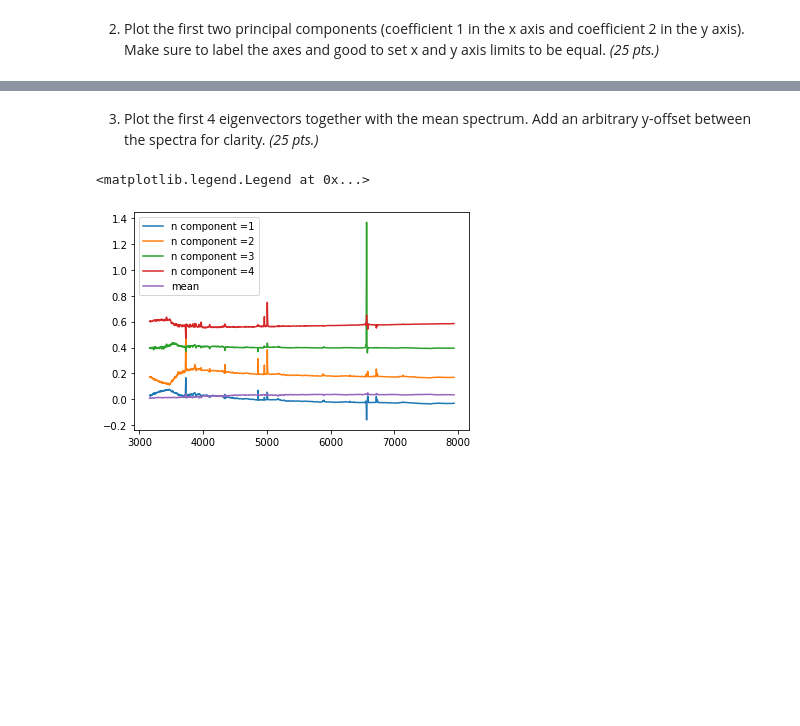
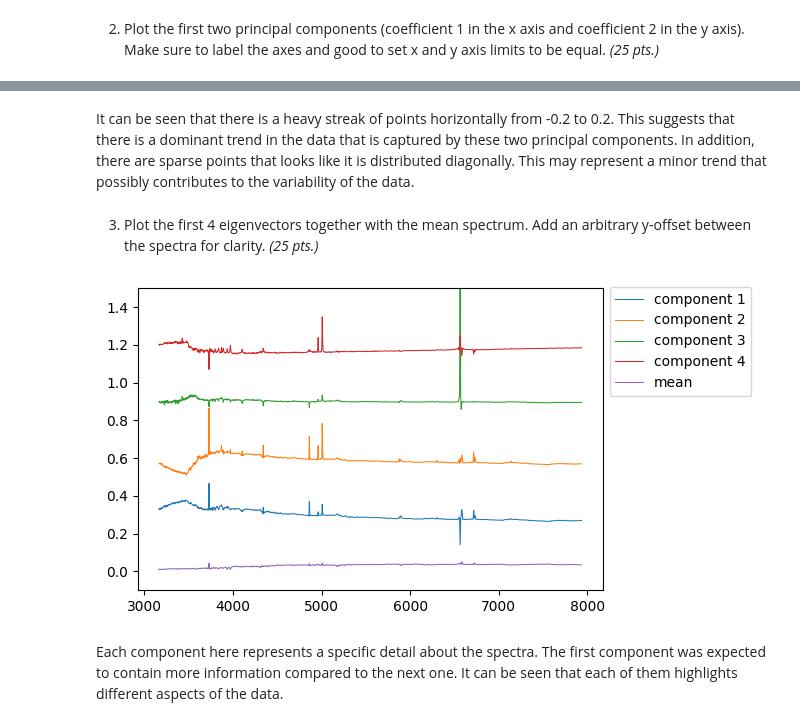
Before and after one commit to xxtofff/App_Physics_157, a Jupyter notebook: Lab Assignments/notebooks/A3 - Principal Component Analysis.ipynb, the cells around one changed output, grey strips where cells are left out. Drawn from its saved outputs; the diff is of its cells as text; code cells hidden in the pictures; blank space fills up the shorter version.

```diff
--- a/Lab Assignments/notebooks/A3 - Principal Component Analysis.ipynb
+++ b/Lab Assignments/notebooks/A3 - Principal Component Analysis.ipynb
@@ -64,6 +64,8 @@ Let's plot the first few spectra to visualize our data
 # %%
 from matplotlib import pyplot as plt
 %matplotlib inline
+plt.rcParams['figure.dpi'] = 100
+plt.rcParams['lines.linewidth'] = 0.75
 # %%
 wavelength = data['wavelength']
 flux0 = data['spec_recons'][0,:]
@@ -92,8 +90,13 @@ from sklearn.preprocessing import normalize
 
 spectra = data['spec_recons']
 norm_spectra = normalize(spectra, axis = 1)
-plt.plot(wavelength, np.mean(norm_spectra, axis = 0), 'k-', label = 'mean')
-plt.plot(wavelength, np.std(norm_spectra, axis = 0), 'k--', label = 'standard dev')
+
+mean = np.mean(norm_spectra, axis = 0)
+st_dev = np.std(norm_spectra, axis = 0)
+
+plt.plot(wavelength, mean, 'k-', label = 'mean')
+plt.plot(wavelength, st_dev, 'k--', label = 'standard dev')
 plt.xlabel("wavelength (Angstroms)")
 plt.legend()
+plt.show()
 # %% [output]
@@ -135,15 +153,19 @@ Text(0, 0.5, 'Component 2')
+# %% [markdown]
+It can be seen that there is a heavy streak of points horizontally from -0.2 to 0.2. This suggests that there is a dominant trend in the data that is captured by these two principal components. In addition, there are sparse points that looks like it is distributed diagonally. This may represent a minor trend that possibly contributes to the variability of the data.
 # %% [markdown]
 3. Plot the first 4 eigenvectors together with the mean spectrum. Add an arbitrary y-offset between the spectra for clarity. *(25 pts.)*
 # %%
 eigenvec = pca.components_
 eigenval = pca.explained_variance_
 
 for i in range(4):
-    plt.plot(wavelength, eigenvec[i]+0.2*i, label = 'n component ='+str(i+1) )
+    plt.plot(wavelength, 0.3+eigenvec[i]+0.3*i, label = 'component '+str(i+1))
 
-
-plt.plot(wavelength, np.mean(norm_spectra, axis = 0), label = 'mean')
-plt.legend()
+plt.plot(wavelength, mean, label = 'mean')
+plt.legend(bbox_to_anchor = (1, 1.0275))
+plt.ylim(-0.1, 1.5)
+plt.show()
 # %% [output]
-<matplotlib.legend.Legend at 0x...>
-[figure, old version]
+[figure, new version]
+# %% [markdown]
+Each component here represents a specific detail about the spectra. The first component was expected to contain more information compared to the next one. It can be seen that each of them highlights different aspects of the data.
```
Also changed, not shown: parts of 13 cells of this notebook, 3 other files.
